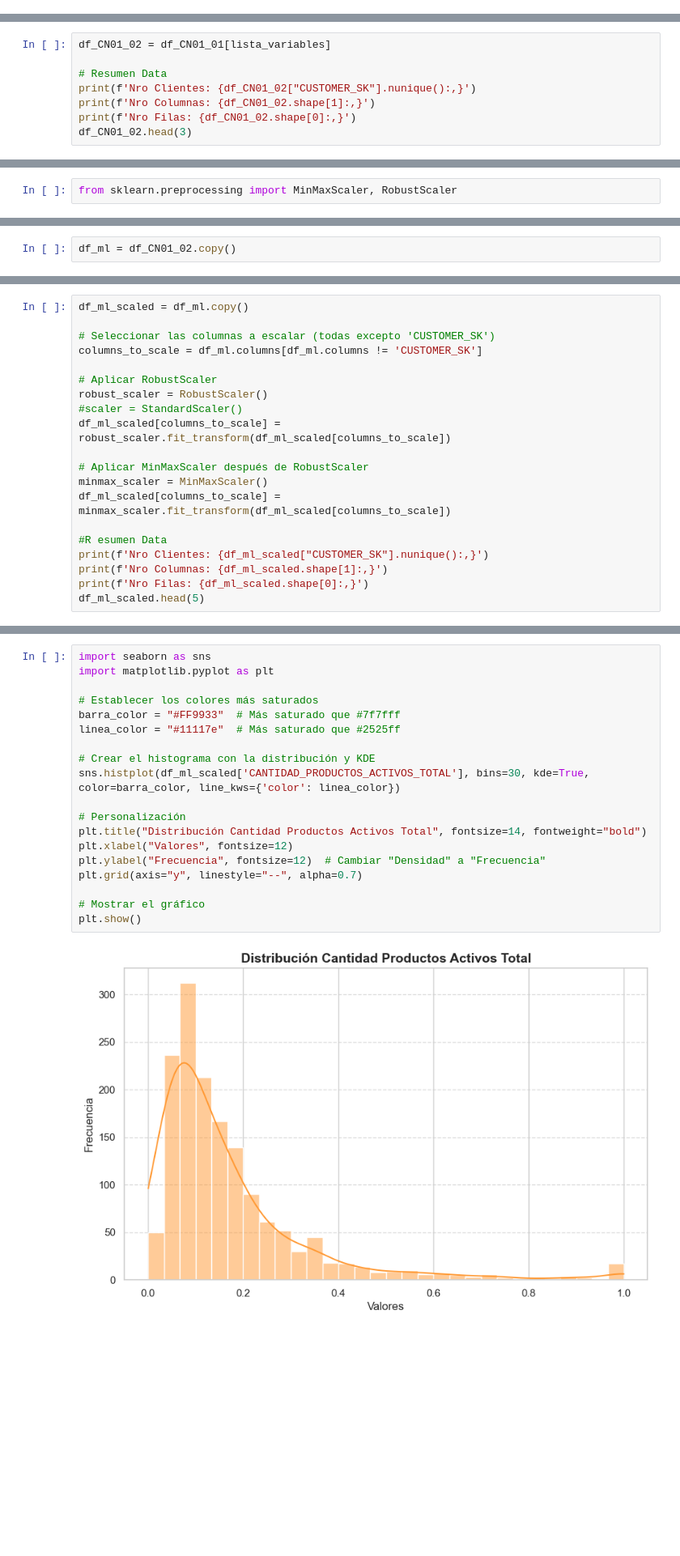
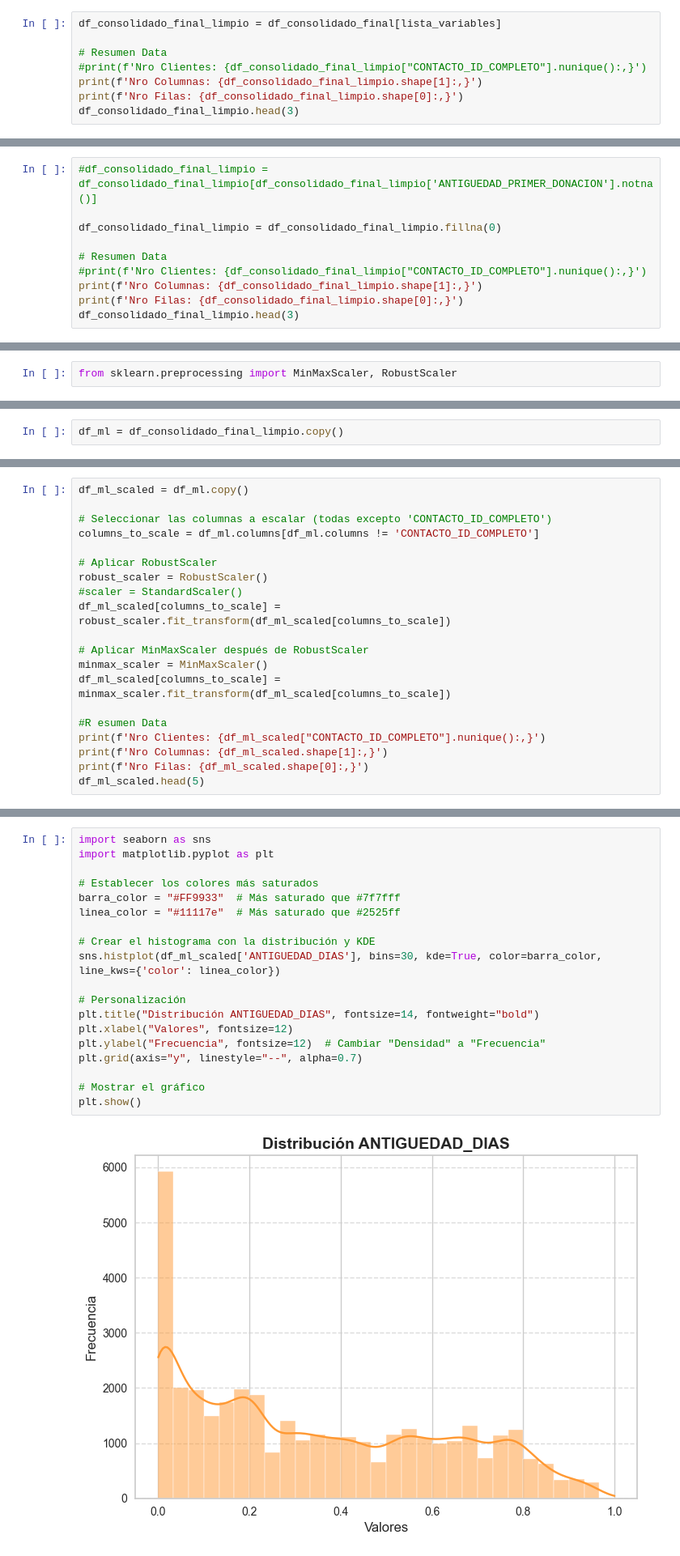
Before and after one commit to MKFabrizio/Datathon_DMC, a Jupyter notebook: notebooks/Clustering_01.ipynb, the cells around one changed output, grey strips where cells are left out. Shown at 81% size. Drawn from its saved outputs; the diff is of its cells as text; blank space fills up the shorter version.

```diff
--- a/notebooks/Clustering_01.ipynb
+++ b/notebooks/Clustering_01.ipynb
@@ -335,0 +498,8 @@ Nro Filas: 1,528
+# %%
+df_consolidado_final_limpio = df_consolidado_final[lista_variables]
+
+# Resumen Data
+#print(f'Nro Clientes: {df_consolidado_final_limpio["CONTACTO_ID_COMPLETO"].nunique():,}')
+print(f'Nro Columnas: {df_consolidado_final_limpio.shape[1]:,}')
+print(f'Nro Filas: {df_consolidado_final_limpio.shape[0]:,}')
+df_consolidado_final_limpio.head(3)
@@ -477,9 +525,11 @@ Nro variables: 10
 # %%
-df_CN01_02 = df_CN01_01[lista_variables]
+#df_consolidado_final_limpio = df_consolidado_final_limpio[df_consolidado_final_limpio['ANTIGUEDAD_PRIMER_DONACION'].notna()]
+
+df_consolidado_final_limpio = df_consolidado_final_limpio.fillna(0)
 
 # Resumen Data
-print(f'Nro Clientes: {df_CN01_02["CUSTOMER_SK"].nunique():,}')
-print(f'Nro Columnas: {df_CN01_02.shape[1]:,}')
-print(f'Nro Filas: {df_CN01_02.shape[0]:,}')
-df_CN01_02.head(3)
+#print(f'Nro Clientes: {df_consolidado_final_limpio["CONTACTO_ID_COMPLETO"].nunique():,}')
+print(f'Nro Columnas: {df_consolidado_final_limpio.shape[1]:,}')
+print(f'Nro Filas: {df_consolidado_final_limpio.shape[0]:,}')
+df_consolidado_final_limpio.head(3)
 # %% [output]
@@ -685,5 +677,5 @@ revision_missings(df_CN01_02)
 # %%
-df_ml = df_CN01_02.copy()
+df_ml = df_consolidado_final_limpio.copy()
 # %%
 import seaborn as sns
 import matplotlib.pyplot as plt
@@ -708,8 +700,8 @@ plt.show()
 # %%
 df_ml_scaled = df_ml.copy()
 
-# Seleccionar las columnas a escalar (todas excepto 'CUSTOMER_SK')
-columns_to_scale = df_ml.columns[df_ml.columns != 'CUSTOMER_SK']
+# Seleccionar las columnas a escalar (todas excepto 'CONTACTO_ID_COMPLETO')
+columns_to_scale = df_ml.columns[df_ml.columns != 'CONTACTO_ID_COMPLETO']
 
 # Aplicar RobustScaler
 robust_scaler = RobustScaler()
@@ -721,7 +713,7 @@ minmax_scaler = MinMaxScaler()
 df_ml_scaled[columns_to_scale] = minmax_scaler.fit_transform(df_ml_scaled[columns_to_scale])
 
 #R esumen Data
-print(f'Nro Clientes: {df_ml_scaled["CUSTOMER_SK"].nunique():,}')
+print(f'Nro Clientes: {df_ml_scaled["CONTACTO_ID_COMPLETO"].nunique():,}')
 print(f'Nro Columnas: {df_ml_scaled.shape[1]:,}')
 print(f'Nro Filas: {df_ml_scaled.shape[0]:,}')
 df_ml_scaled.head(5)
@@ -738,21 +730,21 @@ Nro Filas: 1,528
 # %%
 import seaborn as sns
 import matplotlib.pyplot as plt
 
 # Establecer los colores más saturados
 barra_color = "#FF9933"  # Más saturado que #7f7fff
 linea_color = "#11117e"  # Más saturado que #2525ff
 
 # Crear el histograma con la distribución y KDE
-sns.histplot(df_ml_scaled['CANTIDAD_PRODUCTOS_ACTIVOS_TOTAL'], bins=30, kde=True, color=barra_color, line_kws={'color': linea_color})
+sns.histplot(df_ml_scaled['ANTIGUEDAD_DIAS'], bins=30, kde=True, color=barra_color, line_kws={'color': linea_color})
 
 # Personalización
-plt.title("Distribución Cantidad Productos Activos Total", fontsize=14, fontweight="bold")
+plt.title("Distribución ANTIGUEDAD_DIAS", fontsize=14, fontweight="bold")
 plt.xlabel("Valores", fontsize=12)
 plt.ylabel("Frecuencia", fontsize=12)  # Cambiar "Densidad" a "Frecuencia"
 plt.grid(axis="y", linestyle="--", alpha=0.7)
 
 # Mostrar el gráfico
 plt.show()
 # %% [output]
-[figure, old version]
+[figure, new version]
```
Also changed, not shown: parts of 62 cells of this notebook.
